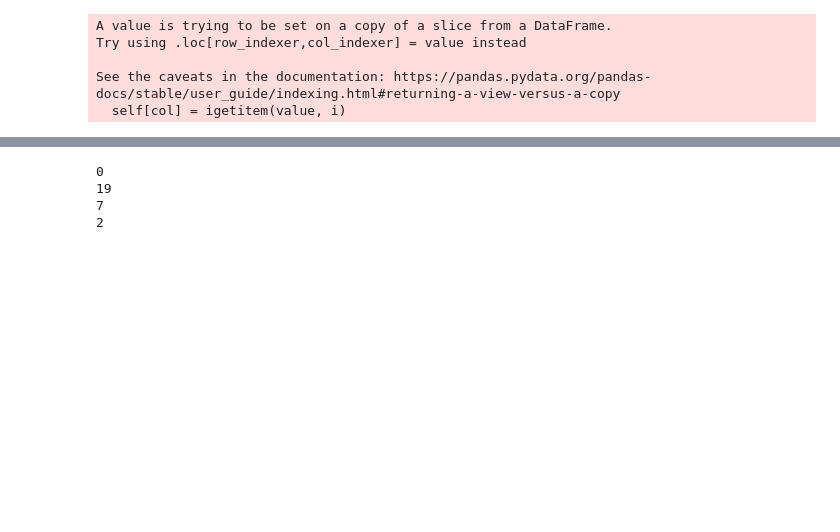
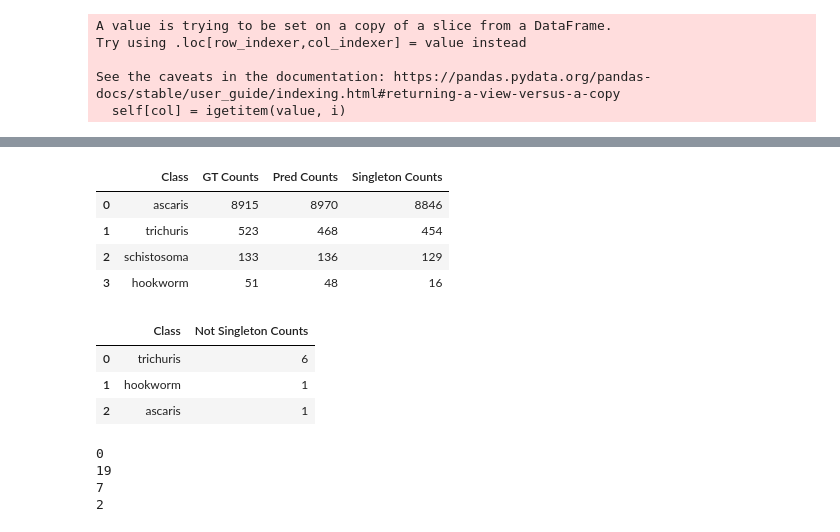
Before and after one commit to mohliyet/conformal_prediction, a Jupyter notebook: crepes_conf_score_implementation.ipynb, the cells around one changed output, grey strips where cells are left out. Saved outputs shown, nothing was run; the diff lists cells and outputs as text; code cells hidden in the pictures; blank space fills up the shorter version.

```diff
--- a/crepes_conf_score_implementation.ipynb
+++ b/crepes_conf_score_implementation.ipynb
@@ -121,3 +128,58 @@ df_testing
+# %%
+# Filter out '-' class
+df_testing_filtered = df_testing[df_testing['gt_obj_id'] != '-']
+df_singleton_tp_filtered = df_singleton_tp[df_singleton_tp['gt_obj_id'] != '-']
+
+# Calculate counts
+gt_counts = df_testing_filtered['gt_obj_id'].value_counts()
+pred_counts = df_testing_filtered['pred_obj_id'].value_counts()
+singleton_counts = df_singleton_tp_filtered['gt_obj_id'].value_counts()
+
+# Convert to DataFrame and merge
+gt_counts_df = gt_counts.reset_index().rename(columns={'index': 'Class', 'gt_obj_id': 'GT Counts'})
+pred_counts_df = pred_counts.reset_index().rename(columns={'index': 'Class', 'pred_obj_id': 'Pred Counts'})
+singleton_counts_df = singleton_counts.reset_index().rename(columns={'index': 'Class', 'gt_obj_id': 'Singleton Counts'})
+
+counts_df = pd.merge(gt_counts_df, pred_counts_df, on='Class', how='outer')
+counts_df = pd.merge(counts_df, singleton_counts_df, on='Class', how='outer')
+
+# Create a mapping dictionary
+class_mapping = {0: 'ascaris', 1: 'trichuris', 2: 'hookworm', 3: 'schistosoma'}
+
+# Replace numeric class labels with string labels
+counts_df['Class'] = counts_df['Class'].replace(class_mapping)
+
+counts_df
+# %% [output]
+|  | Class | GT Counts | Pred Counts | Singleton Counts |
+| 0 | ascaris | 8915 | 8970 | 8846 |
+| 1 | trichuris | 523 | 468 | 454 |
+| 2 | schistosoma | 133 | 136 | 129 |
+| 3 | hookworm | 51 | 48 | 16 |
+# %%
+# Create a mask where each value is True if the corresponding value in p_set_cols is 1
+mask = (df_testing[p_set_cols] == 1)
+
+# Sum the True values along the rows. This gives the number of 1s in each row.
+one_counts = mask.sum(axis=1)
+
+# Create a mask where each value is True if the corresponding value in one_counts is more than 1 (not singleton) and gt_obj_id matches pred_obj_id
+mask_not_singleton_tp = (one_counts > 1) & (df_testing['gt_obj_id'] == df_testing['pred_obj_id'])
+
+# Use the mask to filter the DataFrame
+df_not_singleton_tp = df_testing[mask_not_singleton_tp]
+not_singleton_counts = df_not_singleton_tp['gt_obj_id'].value_counts()
+not_singleton_counts_df = not_singleton_counts.reset_index().rename(columns={'index': 'Class', 'gt_obj_id': 'Not Singleton Counts'})
+
+# Replace numeric class labels with string labels
+not_singleton_counts_df['Class'] = not_singleton_counts_df['Class'].replace(class_mapping)
+
+not_singleton_counts_df
+# %% [output]
+|  | Class | Not Singleton Counts |
+| 0 | trichuris | 6 |
+| 1 | hookworm | 1 |
+| 2 | ascaris | 1 |
 # %%
 # Create a boolean mask for each condition
 mask1 = (df_testing['gt_obj_id'] == any) & (df_testing['pred_obj_id'] == any)
```
Also changed, not shown: parts of 3 cells of this notebook, 2 other files.
